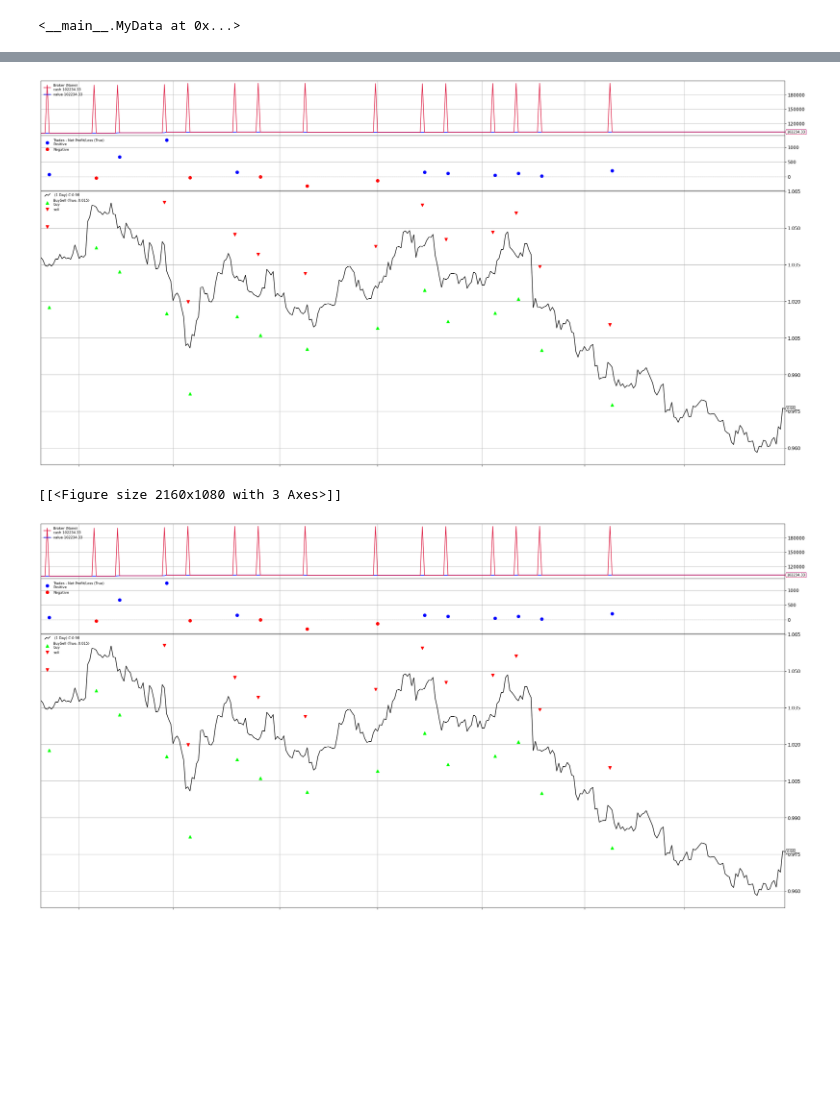
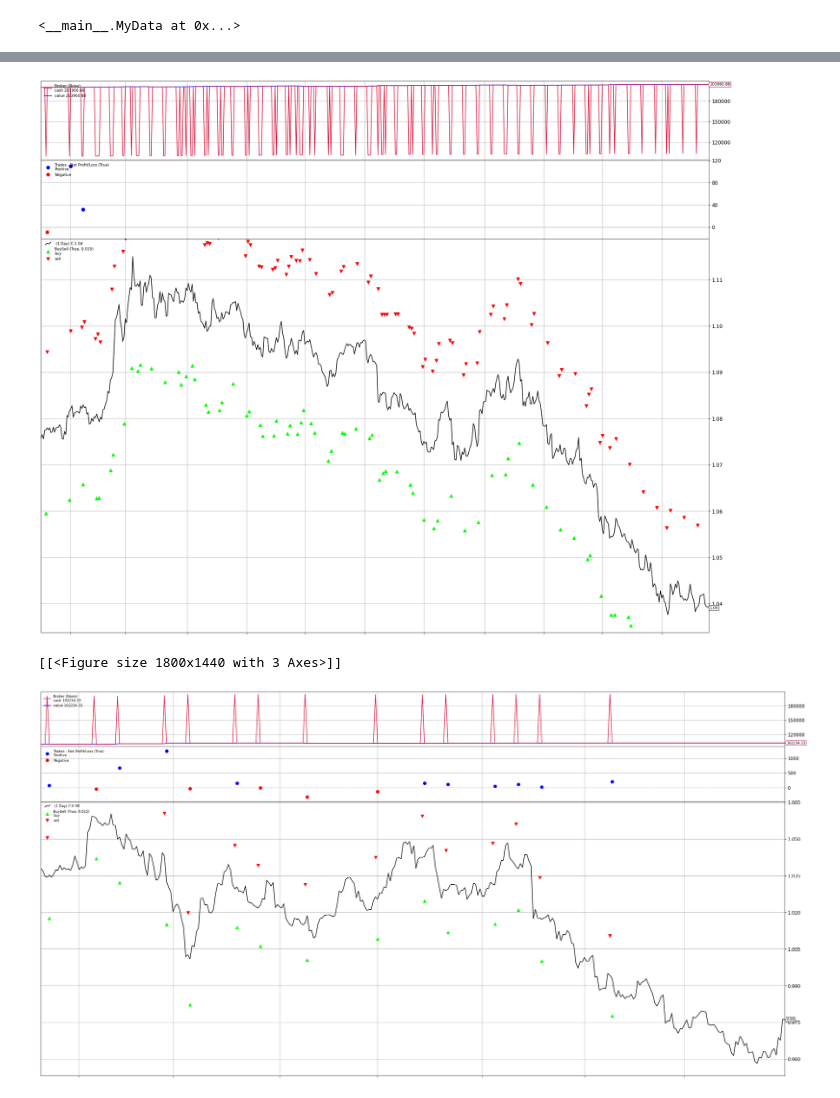
Before and after one commit to pgradz/ml_investing_wne, a Jupyter notebook: src/ml_investing_wne/backtesting/backtesting.ipynb, the cells around one changed output, grey strips where cells are left out. Cells and saved outputs as stored; diff of their text form; code cells hidden in the pictures; blank space fills up the shorter version.

```diff
--- a/src/ml_investing_wne/backtesting/backtesting.ipynb
+++ b/src/ml_investing_wne/backtesting/backtesting.ipynb
@@ -180,12 +202,14 @@ class ModelInvesting(bt.Strategy):
 # %%
 # Create a cerebro entity
 cerebro = bt.Cerebro()
-
+cerebro.broker.set_shortcash(False)
+cerebro.broker.set_coc(True)
+commission = 0.000183/2
 # Add a strategy
-cerebro.addstrategy(ModelInvesting, lower_bound=0.4, upper_bound=0.6)
+cerebro.addstrategy(ModelInvesting, lower_bound=0.35, upper_bound=0.65, commission=commission)
 cerebro.adddata(data)
-cerebro.broker.setcash(100000.0)
-cerebro.broker.setcommission(commission=0.0002)
+cerebro.broker.setcash(200000.0)
+cerebro.broker.setcommission(commission=commission)
 # %%
 # Print out the starting conditions
 print('Starting Portfolio Value: %.2f' % cerebro.broker.getvalue())
@@ -220,11 +246,11 @@ plt.rcParams['figure.dpi'] = 200
 # %%
 %matplotlib inline
-plt.rcParams['figure.figsize'] = [30, 15]
+plt.rcParams['figure.figsize'] = [25, 20]
 plt.rcParams.update({'font.size': 12})
-cerebro.plot(volume=False, iplot = False, figsize=(60,60))
+cerebro.plot(volume=False, iplot = False)
 # %% [output]
-[figure, old version]
+[figure, new version]
-[[<Figure size 2160x1080 with 3 Axes>]]
+[[<Figure size 1800x1440 with 3 Axes>]]
 # %%
 %matplotlib inline
 plt.rcParams['figure.figsize'] = [30, 15]
```
Also changed, not shown: parts of 9 cells of this notebook, 8 other files.
